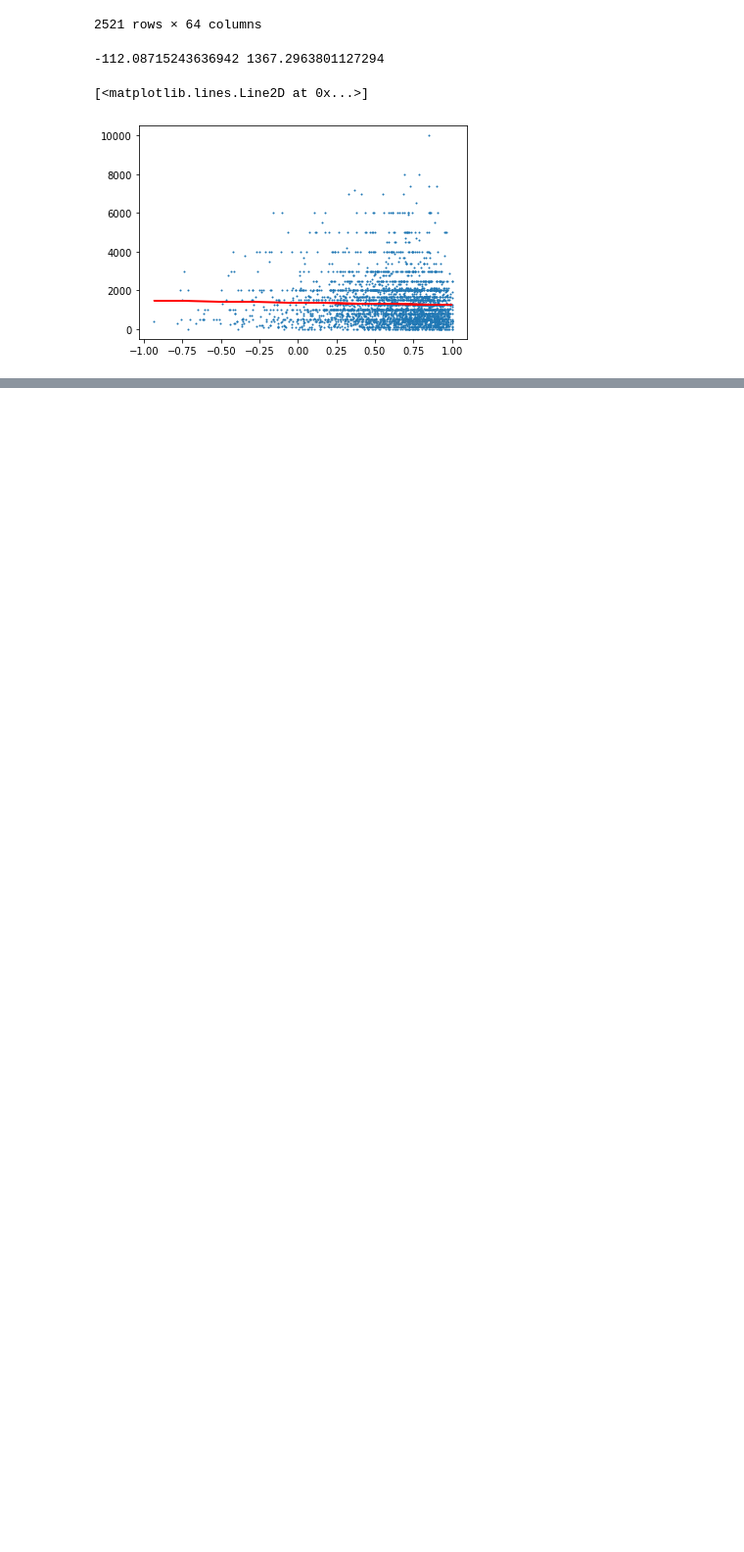
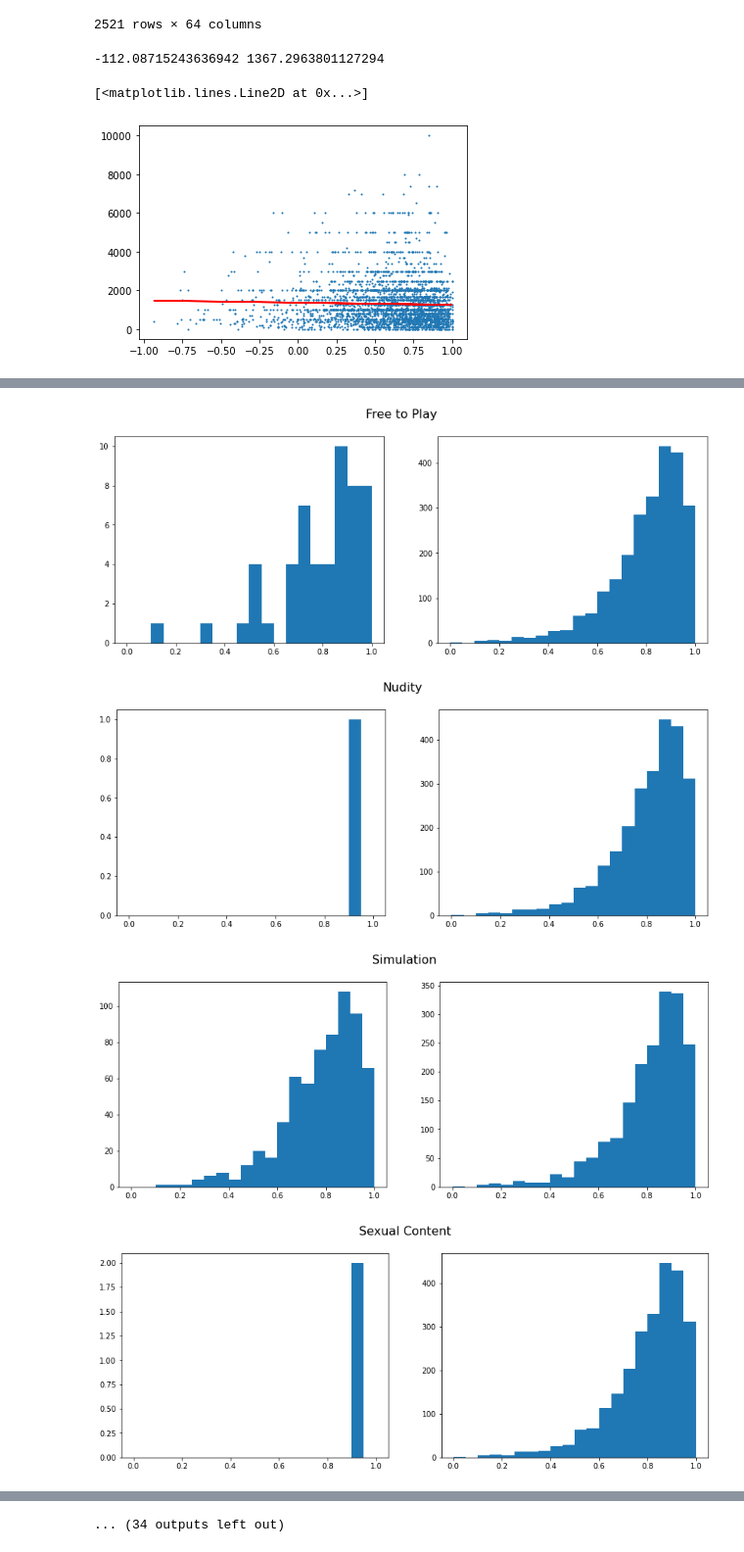
Before and after one commit to emilbreustedt/data-literacy-steam-project, a Jupyter notebook: predictor.ipynb, the cells around one changed output, grey strips where cells are left out. Shown at 98% size. Cells and saved outputs as stored; diff of their text form; code cells hidden in the pictures; blank space fills up the shorter version.

```diff
--- a/predictor.ipynb
+++ b/predictor.ipynb
@@ -133,0 +113,26 @@ X_train, X_test, y_train, y_test = train_test_split(poly_features,df["total_posi
+# %%
+Diff = np.ones(H.shape[0])
+# %%
+max_differece = np.NINF
+max_idx =0
+min_difference = np.Inf
+min_idx = 0
+A = []
+B = []
+for idx, indices in enumerate(H):
+    # do linear regression
+    X_train, X_test, y_train, y_test = train_test_split(df.iloc[:,indices],df["total_positive"]/df["total_reviews"] , test_size=0.3, random_state=42)
+    reg = LinearRegression().fit(X_train, y_train)
+    y_pred = reg.predict(X_test)
+    reg_rmse = np.sqrt(mean_squared_error(y_test, y_pred))
+
+    # caclculate biggest difference in MSE, give out indices of this
+    Diff[idx] = reg_rmse_full- reg_rmse
+    if Diff[idx] > max_differece:
+        max_differece=Diff[idx]
+        max_idx = idx
+        A = np.array(indices,dtype = np.int16)
+    if Diff[idx] < min_difference:
+        min_difference=Diff[idx]
+        min_idx = idx
+        B = np.array(indices,dtype = np.int16)
@@ -133,0 +190,11 @@ X_train, X_test, y_train, y_test = train_test_split(poly_features,df["total_posi
+# %%
+for idx in range(19, len(df.columns)):
+    fig, (ax1, ax2) = plt.subplots(1, 2,figsize=(14, 5))
+    fig.suptitle(df.columns[idx], fontsize=16)
+    ax1.hist(df.loc[df.iloc[:,idx] == 1]["score"],bins)
+    ax2.hist(df.loc[df.iloc[:,idx] == 0]["score"],bins)
+# %% [output]
+[figure, added]
+[figure, added]
+[figure, added]
+[figure, added]
@@ -133,0 +209 @@ X_train, X_test, y_train, y_test = train_test_split(poly_features,df["total_posi
+... (34 outputs left out)
```
Also changed, not shown: parts of 50 cells of this notebook.
